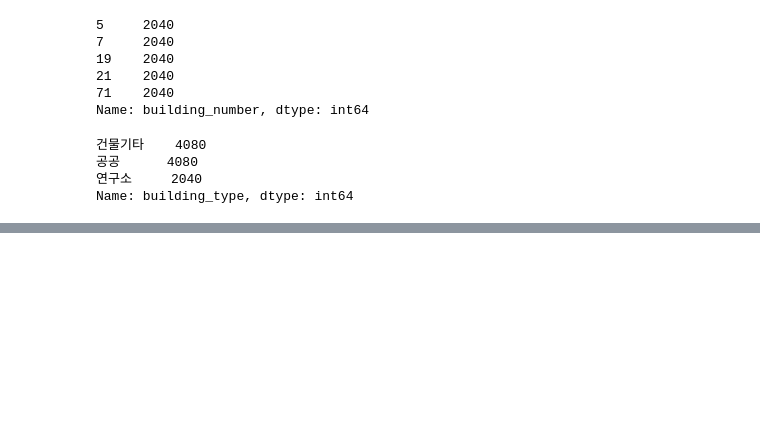
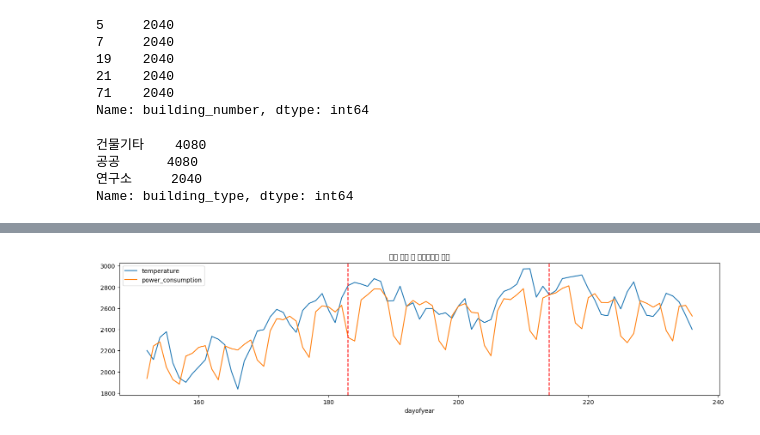
Before and after one commit to noweahc/energy, a Jupyter notebook: EDA.ipynb, the cells around one changed output, grey strips where cells are left out. Drawn from its saved outputs; the diff is of its cells as text; code cells hidden in the pictures; blank space fills up the shorter version.

```diff
--- a/EDA.ipynb
+++ b/EDA.ipynb
@@ -164,3 +164,7 @@ train[(train['ess_capacity'] != '-') & (train['pcs_capacity'] != '-')]['building
 공공      4080
 연구소     2040
 Name: building_type, dtype: int64
+# %%
+#파생변수 1: 체감온도
+train['sensory_temp'] = 13.12 + 0.6215 * train['temperature'] - 11.37 * (train['windspeed'] ** 0.16) + 0.3965 * (train['windspeed'] ** 0.16) * train['temperature']
+train
@@ -166,0 +185,34 @@ Name: building_type, dtype: int64
+# %%
+def make_time(train):
+    """
+    시간 관련 변수를 추가하기 위한 함수
+    """
+    train['date_time'] = pd.to_datetime(train.date_time)
+
+    train['month'] = train.date_time.dt.month                    # 월(숫자)
+    train['day'] = train.date_time.dt.day                        # 일(숫자)
+    train['hour'] = train.date_time.dt.hour                      # 시(숫자)
+    train['weekday'] = train.date_time.dt.weekday                # 요일(숫자)
+    train['dayofyear'] = train.date_time.dt.dayofyear            # 연 기준 몇일째(숫자)
+
+    return train
+# %%
+train = make_time(train)
+test = make_time(test)
+# %%
+#현충일,광복절 주말로 처리
+train.loc[train.weekday >= 5, 'holiday'] = 1
+train.loc[train.weekday < 5, 'holiday'] = 0
+
+test.loc[test.weekday >= 5, 'holiday'] = 1
+test.loc[test.weekday < 5, 'holiday'] = 0
+# %%
+(train.groupby(['dayofyear'])['temperature'].mean()*100).plot(figsize=(18, 4))
+train.groupby(['dayofyear'])['power_consumption'].mean().plot(figsize=(18, 4))
+plt.legend(['temperature', 'power_consumption'])
+plt.axvline(x = 183, color = 'r', linestyle = '--',)
+plt.axvline(x = 214, color = 'r', linestyle = '--',)
+plt.title('일별 기온 및 전력사용량 추이')
+plt.show()
+# %% [output]
+[figure, added]
```
Also changed, not shown: parts of 7 cells of this notebook.
